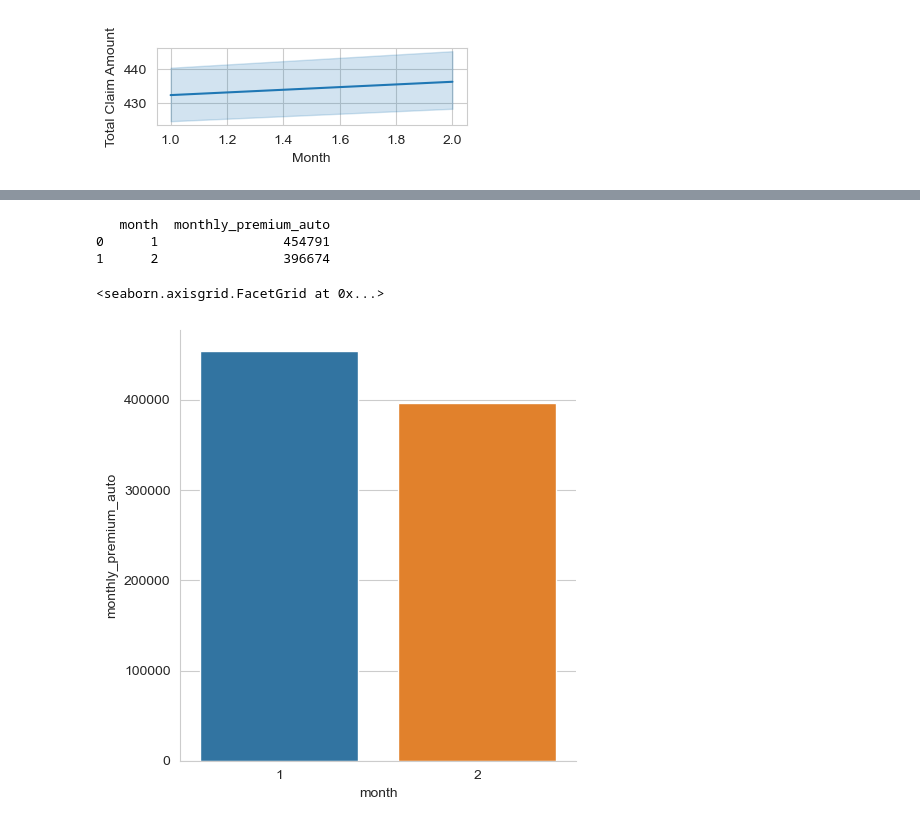
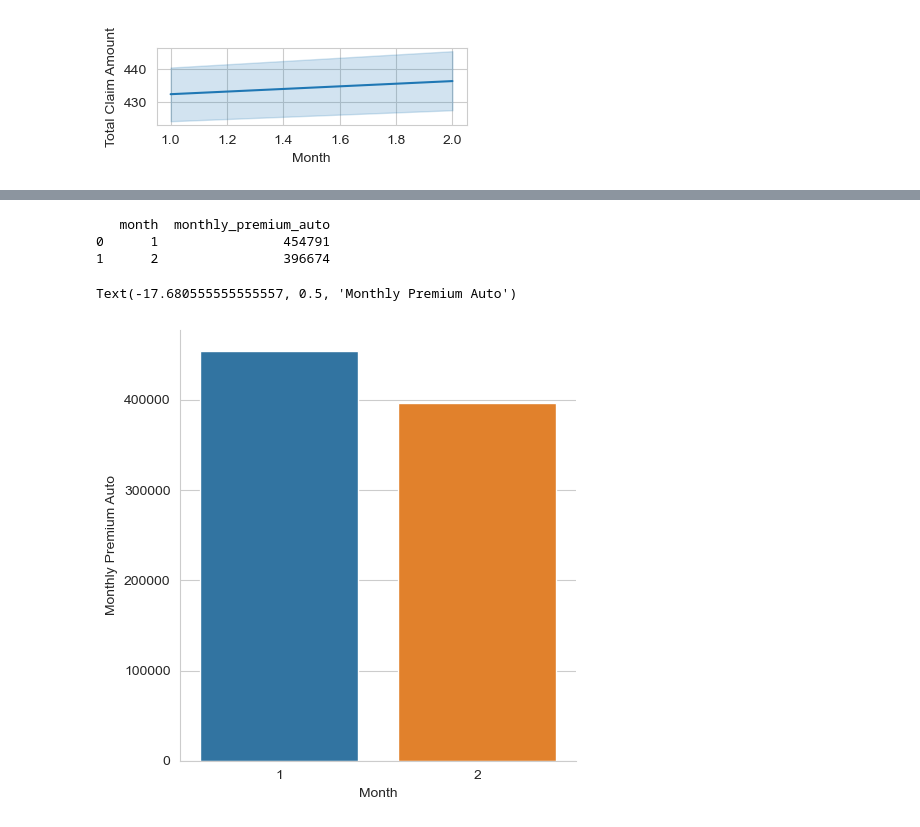
Before and after one commit to suphawadeeth/Data-Analytics-Ironhack, a Jupyter notebook: unit-4/lab-feature-extraction/lab-feature-extraction.ipynb, the cells around one changed output, grey strips where cells are left out. Saved outputs shown, nothing was run; the diff lists cells and outputs as text; code cells hidden in the pictures.

```diff
--- a/unit-4/lab-feature-extraction/lab-feature-extraction.ipynb
+++ b/unit-4/lab-feature-extraction/lab-feature-extraction.ipynb
@@ -419,13 +445,15 @@ sns.catplot(data=lifetime_df, kind='bar', x='month', y='customer_lifetime_value'
 # %%
 # What are the total monthly_premium_auto per month
 
 premium_auto_df = pd.DataFrame(customer_value.groupby(customer_value.month)['monthly_premium_auto'].sum()).reset_index()
 print(premium_auto_df)
 
 sns.catplot(data=premium_auto_df, kind='bar', x='month', y='monthly_premium_auto')
+plt.xlabel('Month')
+plt.ylabel('Monthly Premium Auto')
 # %% [output]
    month  monthly_premium_auto
 0      1                454791
 1      2                396674
-<seaborn.axisgrid.FacetGrid at 0x...>
+Text(-17.680555555555557, 0.5, 'Monthly Premium Auto')
-[figure, old version]
+[figure, new version]
```
Also changed, not shown: parts of 10 cells of this notebook.
